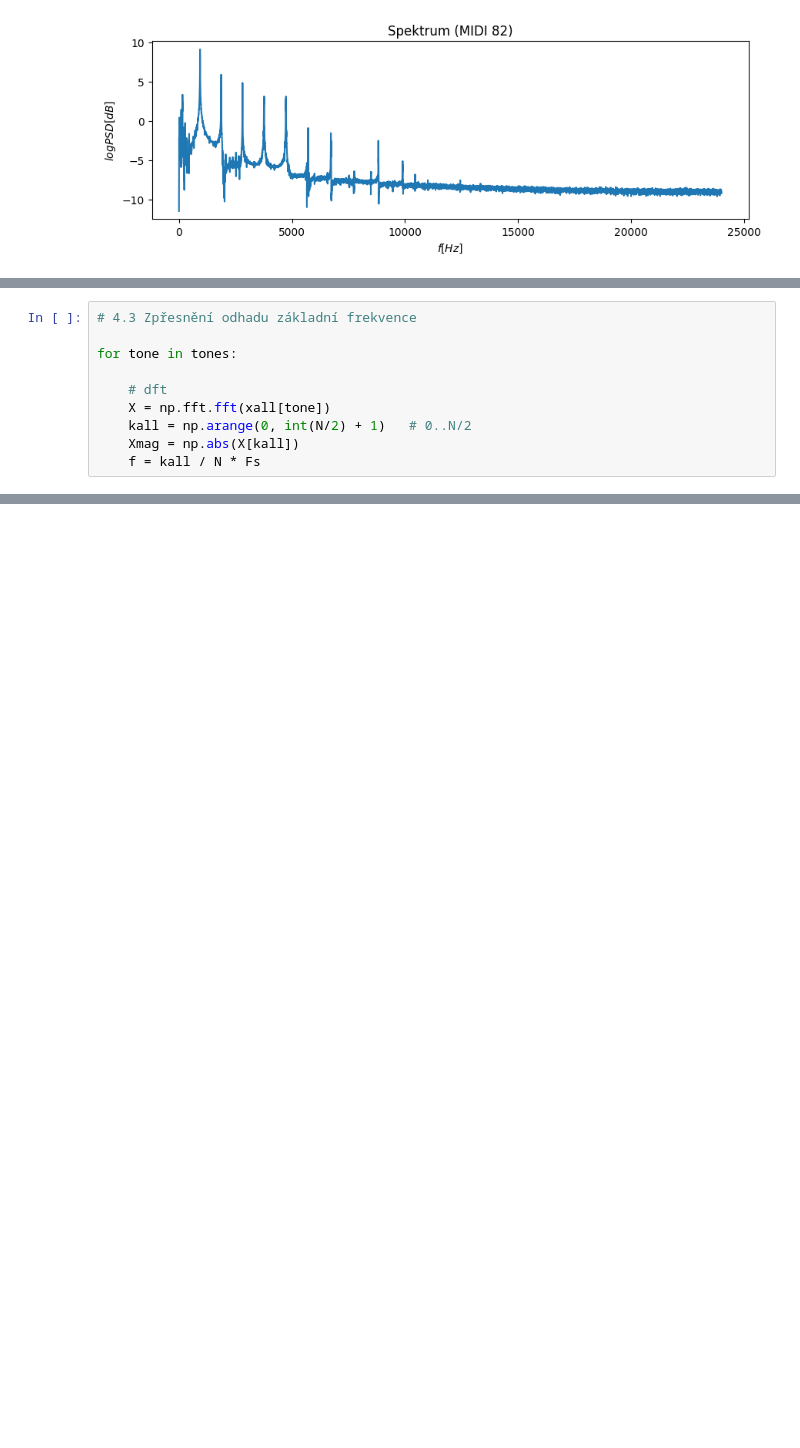
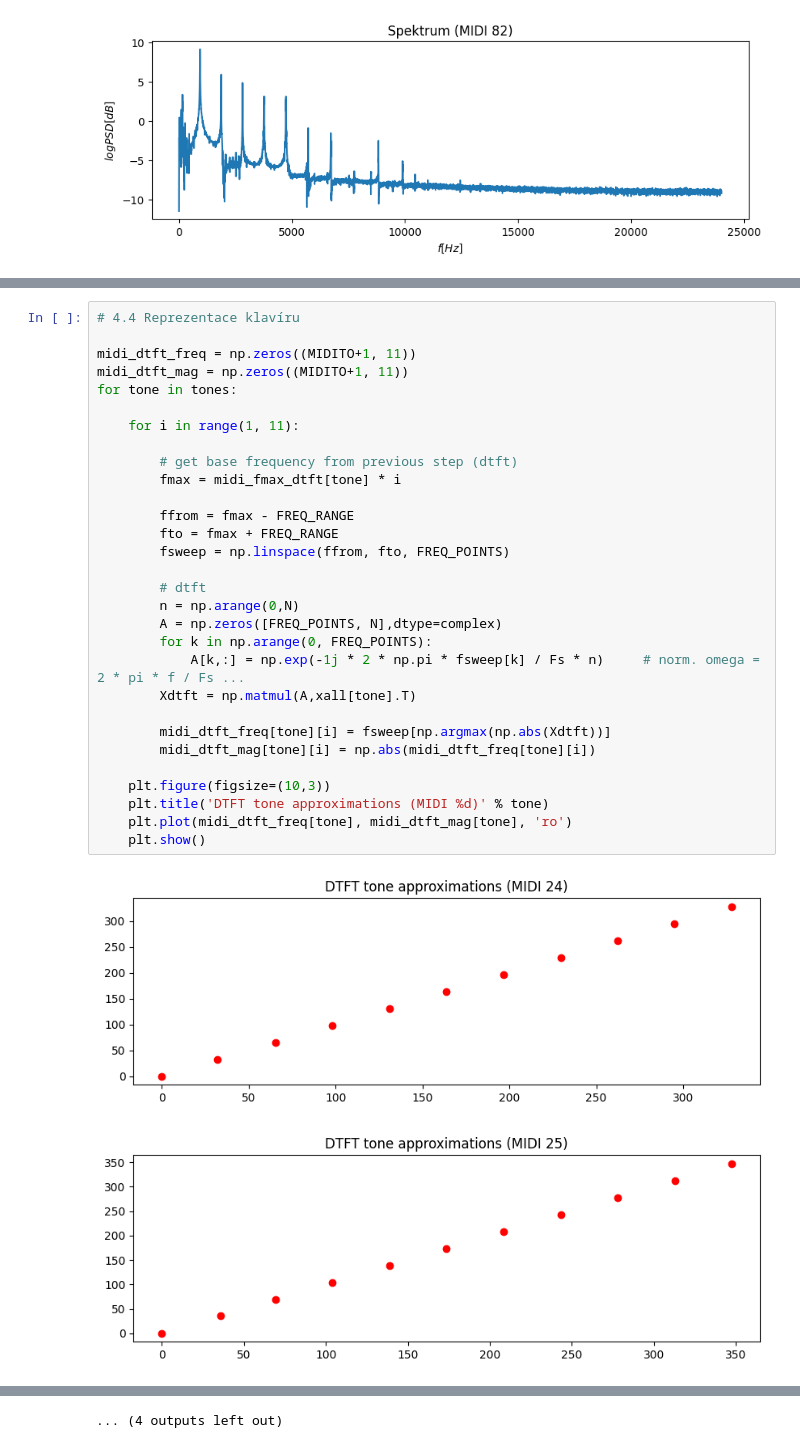
Before and after one commit to GargiMan/iss, a Jupyter notebook: piano.ipynb, the cells around one changed output, grey strips where cells are left out. Cells and saved outputs as stored; diff of their text form; blank space fills up the shorter version.

```diff
--- a/piano.ipynb
+++ b/piano.ipynb
@@ -178,10 +195,0 @@ for tone in tones:
-# %%
-# 4.3 Zpřesnění odhadu základní frekvence
-
-for tone in tones:
-
-    # dft
-    X = np.fft.fft(xall[tone])
-    kall = np.arange(0, int(N/2) + 1)   # 0..N/2
-    Xmag = np.abs(X[kall])
-    f = kall / N * Fs
@@ -187,0 +308,33 @@ for tone in tones:
+# %%
+# 4.4 Reprezentace klavíru
+
+midi_dtft_freq = np.zeros((MIDITO+1, 11))
+midi_dtft_mag = np.zeros((MIDITO+1, 11))
+for tone in tones:
+
+    for i in range(1, 11):
+
+        # get base frequency from previous step (dtft)
+        fmax = midi_fmax_dtft[tone] * i
+
+        ffrom = fmax - FREQ_RANGE
+        fto = fmax + FREQ_RANGE
+        fsweep = np.linspace(ffrom, fto, FREQ_POINTS)
+
+        # dtft
+        n = np.arange(0,N)
+        A = np.zeros([FREQ_POINTS, N],dtype=complex)
+        for k in np.arange(0, FREQ_POINTS):
+            A[k,:] = np.exp(-1j * 2 * np.pi * fsweep[k] / Fs * n)     # norm. omega = 2 * pi * f / Fs ...
+        Xdtft = np.matmul(A,xall[tone].T)
+
+        midi_dtft_freq[tone][i] = fsweep[np.argmax(np.abs(Xdtft))]
+        midi_dtft_mag[tone][i] = np.abs(midi_dtft_freq[tone][i])
+
+    plt.figure(figsize=(10,3))
+    plt.title('DTFT tone approximations (MIDI %d)' % tone)
+    plt.plot(midi_dtft_freq[tone], midi_dtft_mag[tone], 'ro')
+    plt.show()
+# %% [output]
+[figure, added]
+[figure, added]
@@ -188,2 +351,3 @@ for tone in tones:
+... (4 outputs left out)
 # %%
 
```
Also changed, not shown: parts of 7 cells of this notebook.
